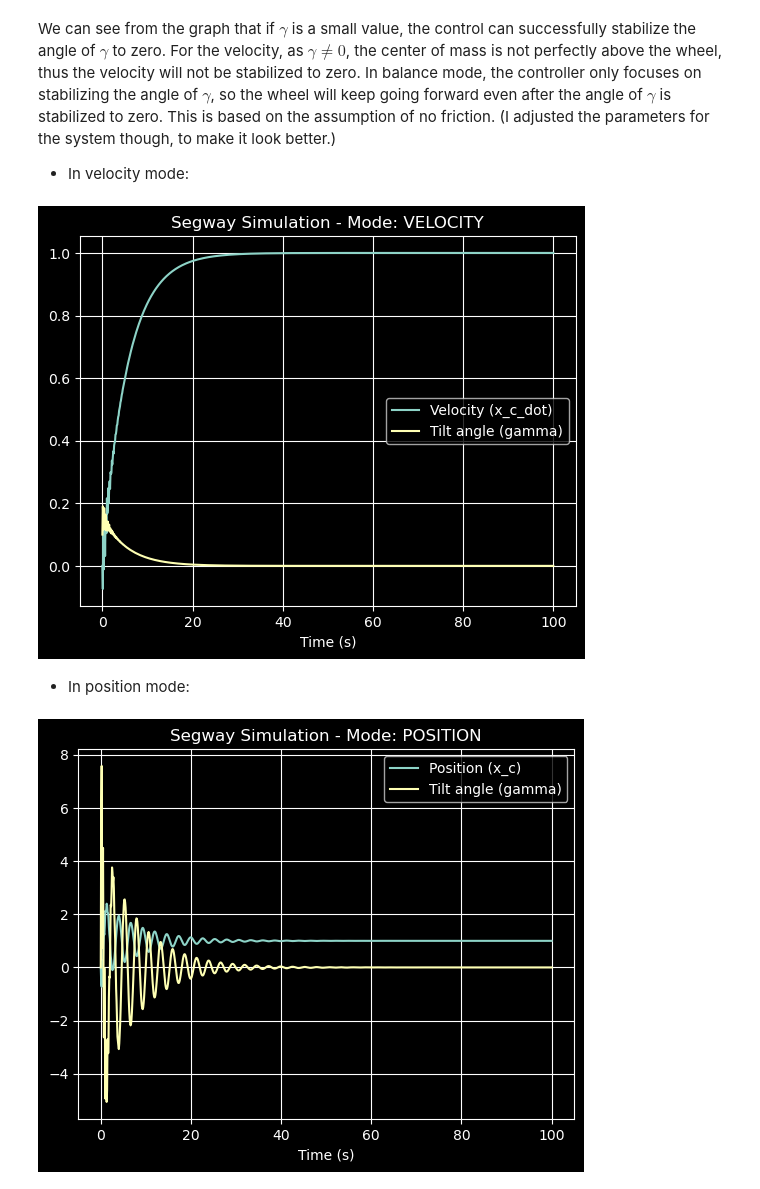
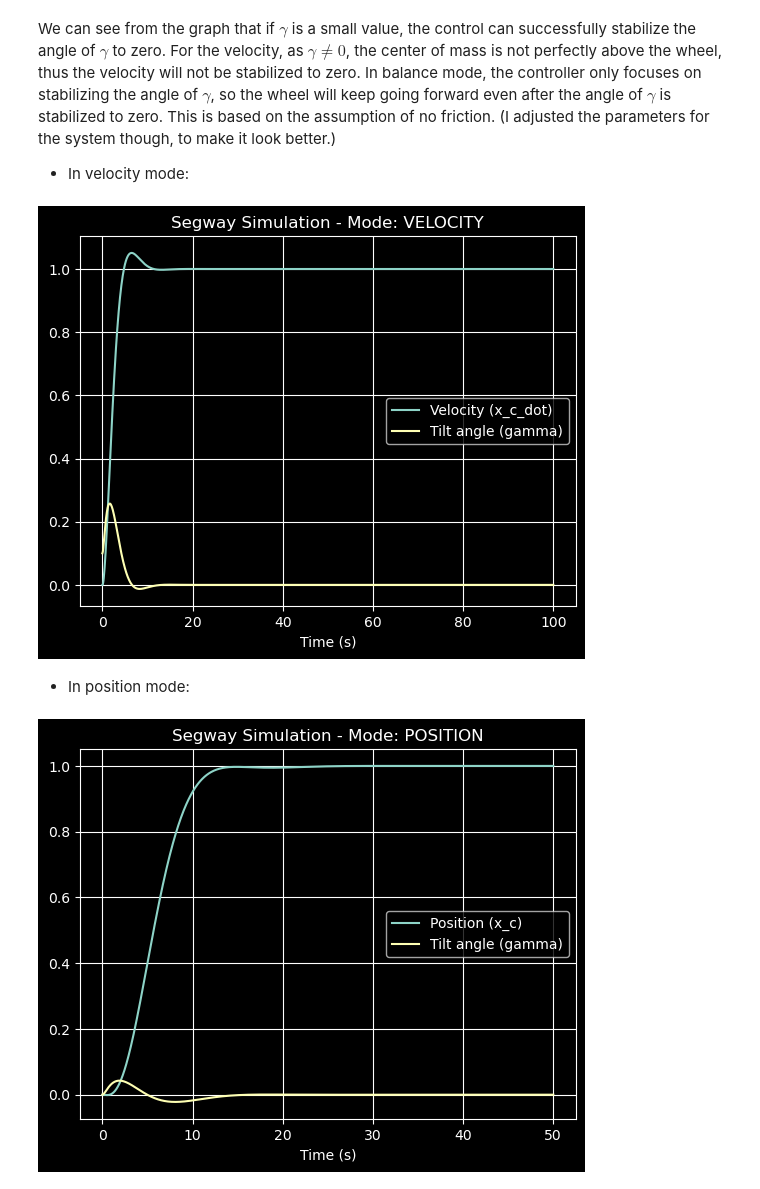
Before and after one commit to gaoshenghan1130/Matlab_Simu4Unicycle, a Jupyter notebook: Derivation/Segway/Segway.ipynb, the cells around one changed output. Drawn from its saved outputs; the diff is of its cells as text; code cells hidden in the pictures.

```diff
--- a/Derivation/Segway/Segway.ipynb
+++ b/Derivation/Segway/Segway.ipynb
@@ -322,8 +314,8 @@ $$
 from Segway_model_withControl import Segway_model_withControl, Mode
 from Segway_model_withControl import params
 
-params.K_gamma = 100.0
-params.K_dgamma = 2
+params.K_gamma = 6.0
+params.K_dgamma = 1
 
 Segway_model_withControl.simulate(z0=[0.0, 0.0, 0.1, 0.0], t_span=(0, 10), mode=Mode.BALANCE); # let initial gamma be 0.1 rad to see the balancing behavior
 
@@ -338,24 +330,24 @@ We can see from the graph that if $\gamma$ is a small value, the control can suc
 from Segway_model_withControl import Segway_model_withControl, Mode
 from Segway_model_withControl import params
 
-params.K_gamma = 100.0
-params.K_dgamma = 2
-params.K_velocity = 15.0
+params.K_gamma = 6.0
+params.K_dgamma = 1
+params.K_velocity = 0.3
 
 Segway_model_withControl.simulate(z0=[0.0, 0.0, 0.1, 0.0], desired_gamma=0.0, desired_velocity=1.0, t_span=(0, 100), mode=Mode.VELOCITY);
 # %% [output]
-[figure, old version]
+[figure, new version]
 # %% [markdown]
 - In position mode:
 # %%
 from Segway_model_withControl import Segway_model_withControl, Mode
 from Segway_model_withControl import params
 
-params.K_gamma = 100.0
-params.K_dgamma = 2
-params.K_velocity = 15.0
-params.K_position = 300.0
+params.K_gamma = 6.0
+params.K_dgamma = 1
+params.K_velocity = 0.3
+params.K_position = 0.05
 
-Segway_model_withControl.simulate(z0=[0.0, 0.0, 0.0, 0.0], desired_gamma=0.0, desired_velocity=0.0, desired_position=1.0, t_span=(0, 100), mode=Mode.POSITION);
+Segway_model_withControl.simulate(z0=[0.0, 0.0, 0.0, 0.0], desired_gamma=0.0, desired_velocity=0.0, desired_position=1.0, t_span=(0, 50), mode=Mode.POSITION);
 # %% [output]
-[figure, old version]
+[figure, new version]
```
Also changed, not shown: parts of 7 cells of this notebook, 5 other files.
